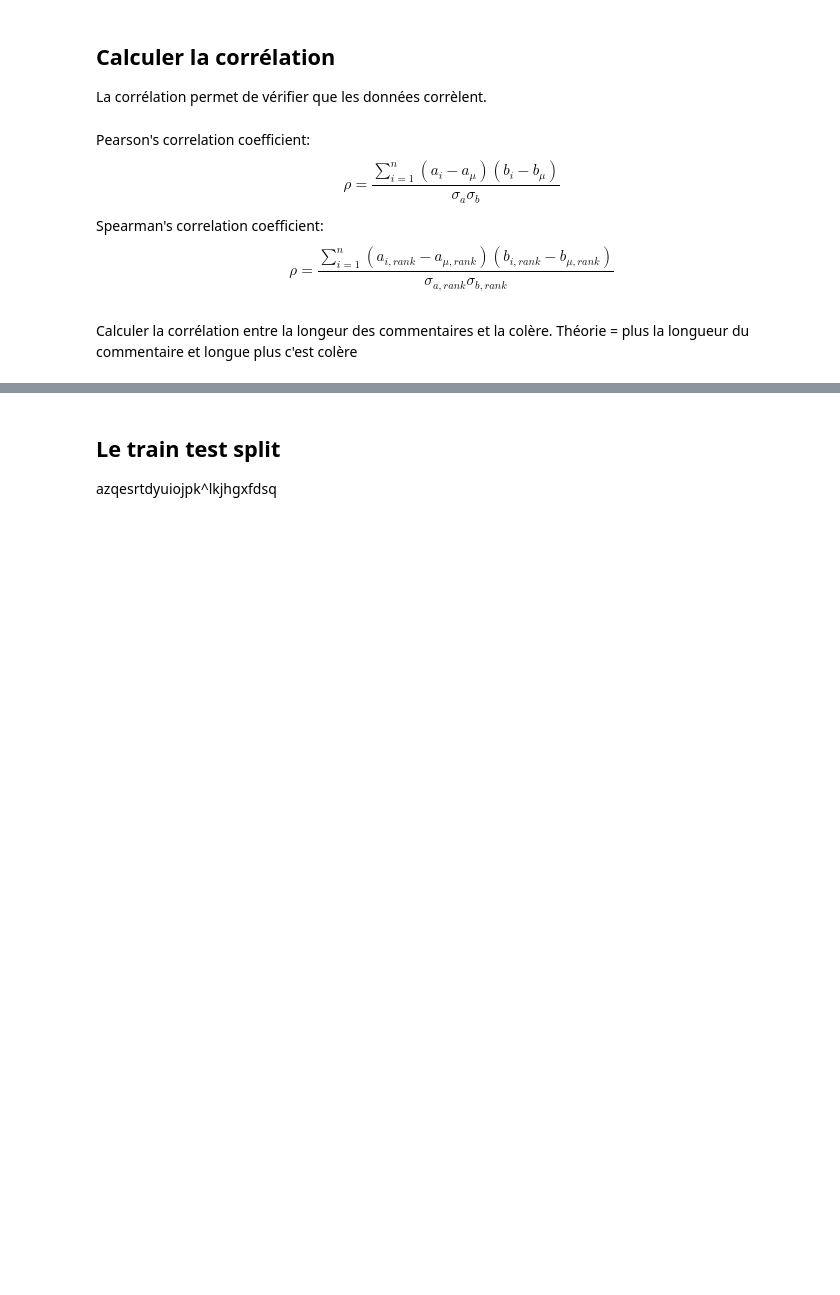
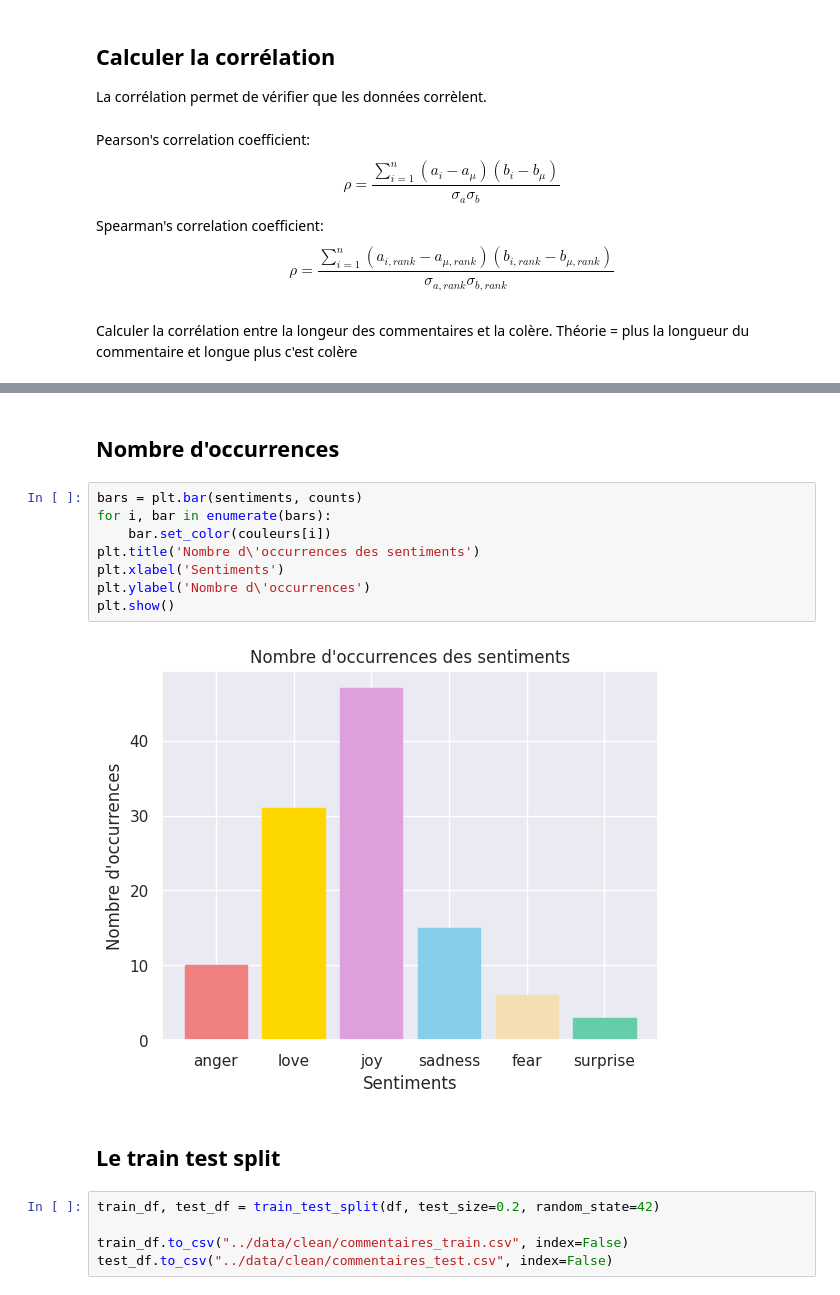
Before and after one commit to deboraptor/outils_traitement_corpus, a Jupyter notebook: scripts/graphiques.ipynb, the cells around one changed output, grey strips where cells are left out. Drawn from its saved outputs; the diff is of its cells as text; blank space fills up the shorter version.

```diff
--- a/scripts/graphiques.ipynb
+++ b/scripts/graphiques.ipynb
@@ -57,3 +118,19 @@ plt.show()
+# %% [markdown]
+## Nombre d'occurrences
+# %%
+bars = plt.bar(sentiments, counts)
+for i, bar in enumerate(bars):
+    bar.set_color(couleurs[i])
+plt.title('Nombre d\'occurrences des sentiments')
+plt.xlabel('Sentiments')
+plt.ylabel('Nombre d\'occurrences')
+plt.show()
+# %% [output]
+[figure, added]
 # %% [markdown]
 ## Le train test split
-azqesrtdyuiojpk^lkjhgxfdsq
+# %%
+train_df, test_df = train_test_split(df, test_size=0.2, random_state=42)
+
+train_df.to_csv("../data/clean/commentaires_train.csv", index=False)
+test_df.to_csv("../data/clean/commentaires_test.csv", index=False)
```
Also changed, not shown: parts of 9 cells of this notebook.
